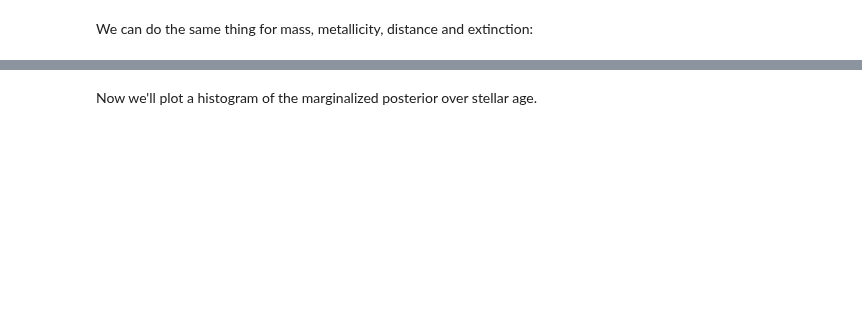
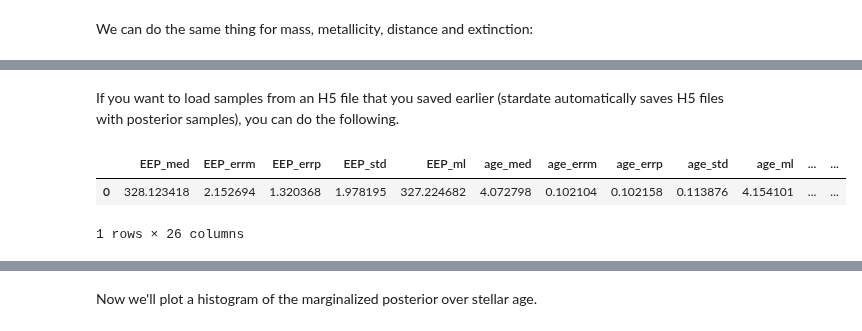
Before and after one commit to RuthAngus/stardate, a Jupyter notebook: docs/source/_static/notebooks/Tutorial.ipynb, the cells around one changed output, grey strips where cells are left out. Cells and saved outputs as stored; diff of their text form; code cells hidden in the pictures; blank space fills up the shorter version.

```diff
--- a/docs/source/_static/notebooks/Tutorial.ipynb
+++ b/docs/source/_static/notebooks/Tutorial.ipynb
@@ -145,0 +137,17 @@ Av = 0.19 + 0.13 - 0.20
+# %% [markdown]
+If you want to load samples from an H5 file that you saved earlier (stardate automatically saves H5 files with posterior samples), you can do the following.
+# %%
+from stardate import load_samples, read_samples
+
+# Load the samples.
+flatsamples, samples = load_samples("{}.h5".format(df.KID[ind]), burnin=1)
+
+# Extract the median and maximum likelihood parameter estimates from the samples.
+results = read_samples(flatsamples)
+
+# Print the results as a pandas dataframe.
+results
+# %% [output]
+|  | EEP_med | EEP_errm | EEP_errp | EEP_std | EEP_ml | age_med | age_errm | age_errp | age_std | age_ml | ... | ... |
+| 0 | 328.123418 | 2.152694 | 1.320368 | 1.978195 | 327.224682 | 4.072798 | 0.102104 | 0.102158 | 0.113876 | 4.154101 | ... | ... |
+1 rows × 26 columns
```
Also changed, not shown: parts of 7 cells of this notebook, 1 other file.
